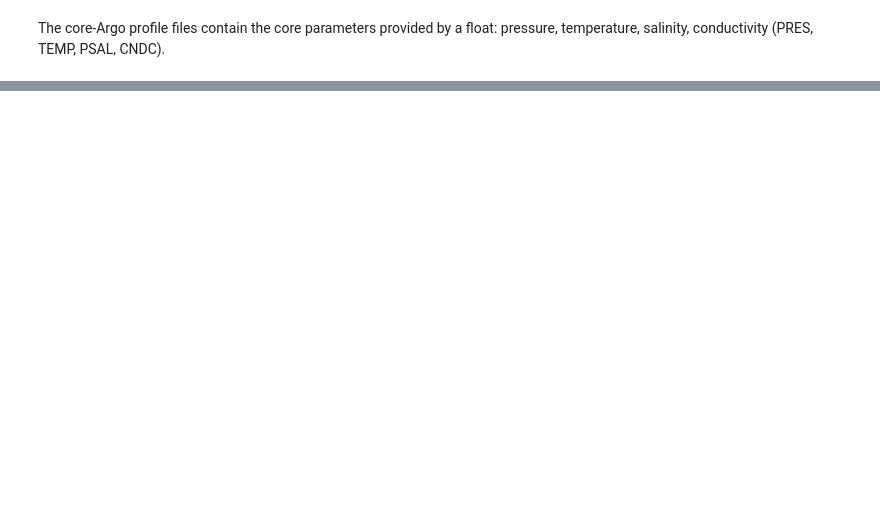
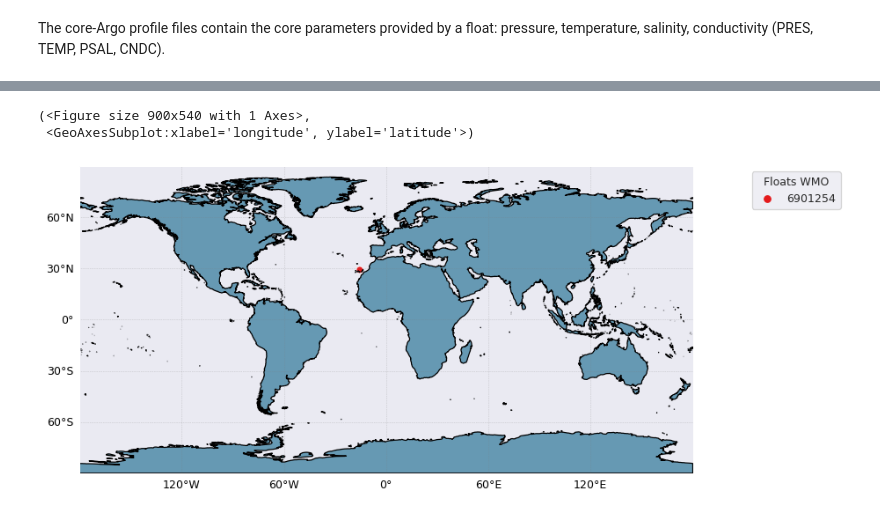
Before and after one commit to euroargodev/argoonlineschool, a Jupyter notebook: Lessons/L03_UsingArgoData/Chapter24_ArgoDatabyFloat_ArgoPy.ipynb, the cells around one changed output, grey strips where cells are left out. Cells and saved outputs as stored; diff of their text form; code cells hidden in the pictures; blank space fills up the shorter version.

```diff
--- a/Lessons/L03_UsingArgoData/Chapter24_ArgoDatabyFloat_ArgoPy.ipynb
+++ b/Lessons/L03_UsingArgoData/Chapter24_ArgoDatabyFloat_ArgoPy.ipynb
@@ -18,7 +19,8 @@ apDS = argo_loader.float(6901254).load().data
 # %% [markdown]
 or a single cycle:
 # %%
-apDS2 = argo_loader.profile(6901254, 1).load().data
+argo_loader = argo_loader.profile(6901254, 1).load()
+apDS2 = argo_loader.data
 # %%
 data = apDS2.argo.point2profile()
 data
@@ -49,0 +74,6 @@ ax.legend();
+# %%
+argo_loader.plot('trajectory', set_global=True)
+# %% [output]
+(<Figure size 900x540 with 1 Axes>,
+ <GeoAxesSubplot:xlabel='longitude', ylabel='latitude'>)
+[figure, added]
```
Also changed, not shown: parts of 4 cells of this notebook, 1 other file.
